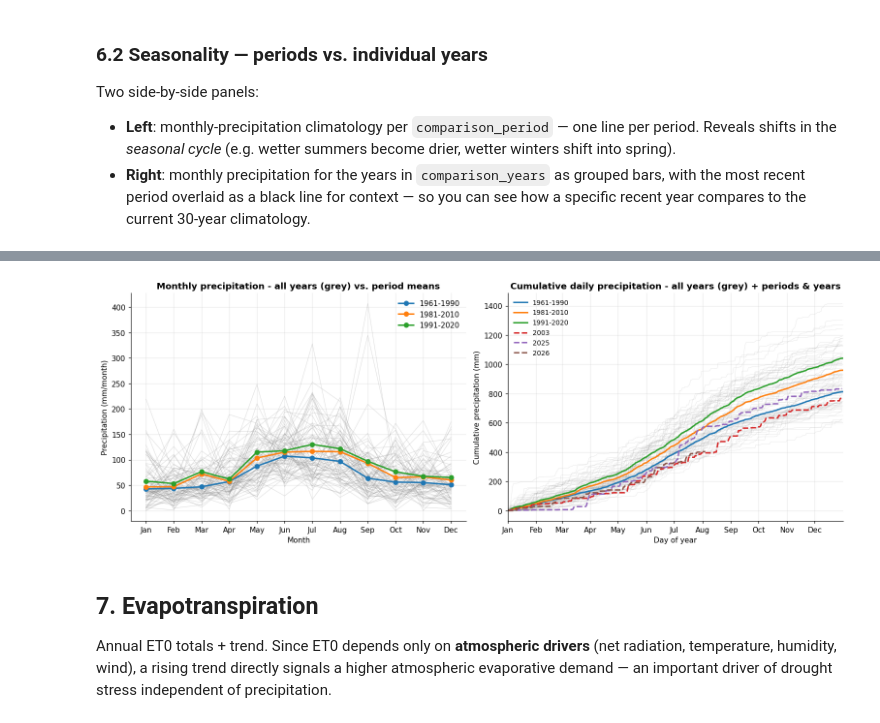
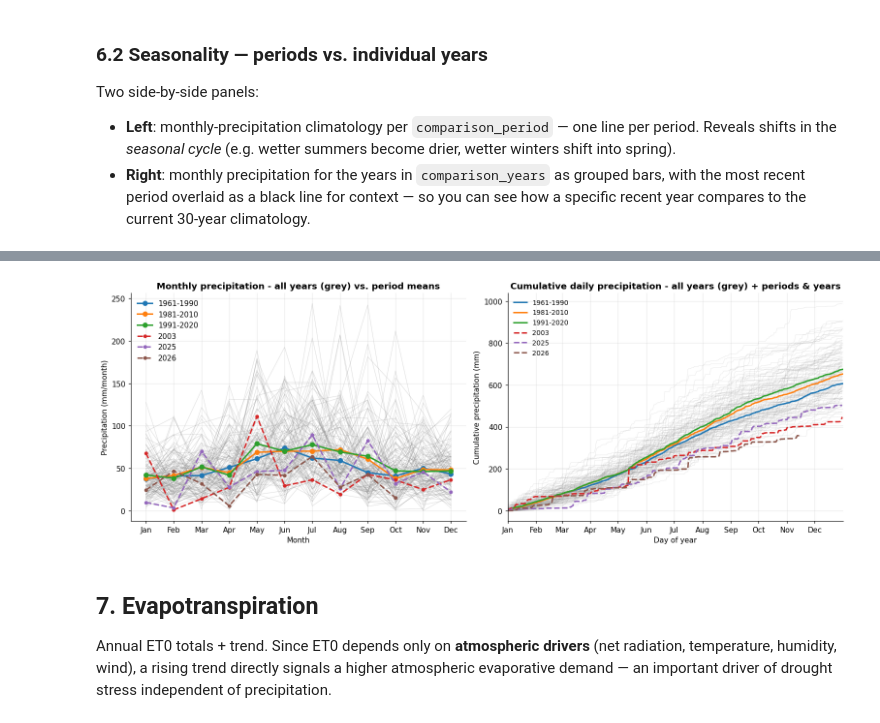
Before and after one commit to conestone/climate-lab, a Jupyter notebook: GeoSphere_Station_Climate_Analysis.ipynb, the cells around one changed output, grey strips where cells are left out. Saved outputs shown, nothing was run; the diff lists cells and outputs as text; code cells hidden in the pictures.

Commit message:
added single years for comparison

```diff
--- a/GeoSphere_Station_Climate_Analysis.ipynb
+++ b/GeoSphere_Station_Climate_Analysis.ipynb
@@ -84,7 +80,7 @@ Define Configuration Parameters for the Analysis:
 - **reference_period** — the WMO 1981–2010 climatology used as the baseline for anomalies
 - **comparison_periods / comparison_years** — used later in the water-balance and seasonality plots
 # %%
-station_id = "80"           # e.g. Reichenau an der Rax
+station_id = "105"           # e.g. Reichenau an der Rax
 start_date = "1900-01-01"   # let at 1900-01-01, this covers usually the whole station period
 end_date = date.today().isoformat()
 
@@ -647,6 +619,15 @@ def plot_precipitation_seasonality(df, monthly, periods, years, save_path=None):
         ]
         monthly_mean = sub.groupby(sub.index.month).mean().reindex(range(1, 13))
         ax1.plot(x, monthly_mean.values, marker="o", linewidth=2.0, label=label)
+
+    # Comparison years - each drawn as its own thick dashed line (as in the right panel)
+    for year in (years or []):
+        yp = monthly.loc[monthly.index.year == year, "Precipitation"]
+        if yp.dropna().empty:
+            continue
+        yp = yp.set_axis(yp.index.month).reindex(range(1, 13))
+        ax1.plot(x, yp.values, marker="o", markersize=4, linewidth=2.0,
+                 linestyle="--", label=str(year))
 
     ax1.set_xticks(x); ax1.set_xticklabels(month_names)
     ax1.set_xlabel("Month"); ax1.set_ylabel("Precipitation (mm/month)")
@@ -706,4 +684,4 @@ plot_precipitation_seasonality(
-[figure, old version]
+[figure, new version]
 # %% [markdown]
 ## **7. Evapotranspiration**
 
```
Also changed, not shown: parts of 16 cells of this notebook.
